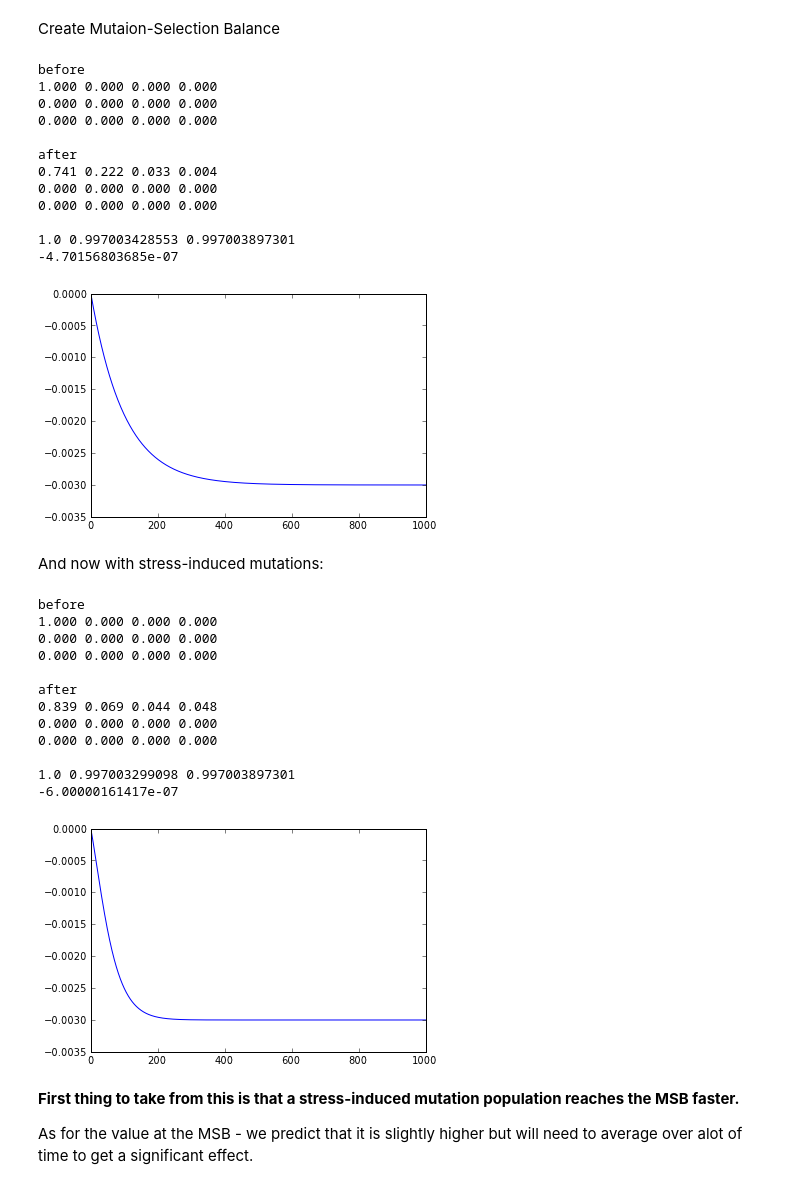
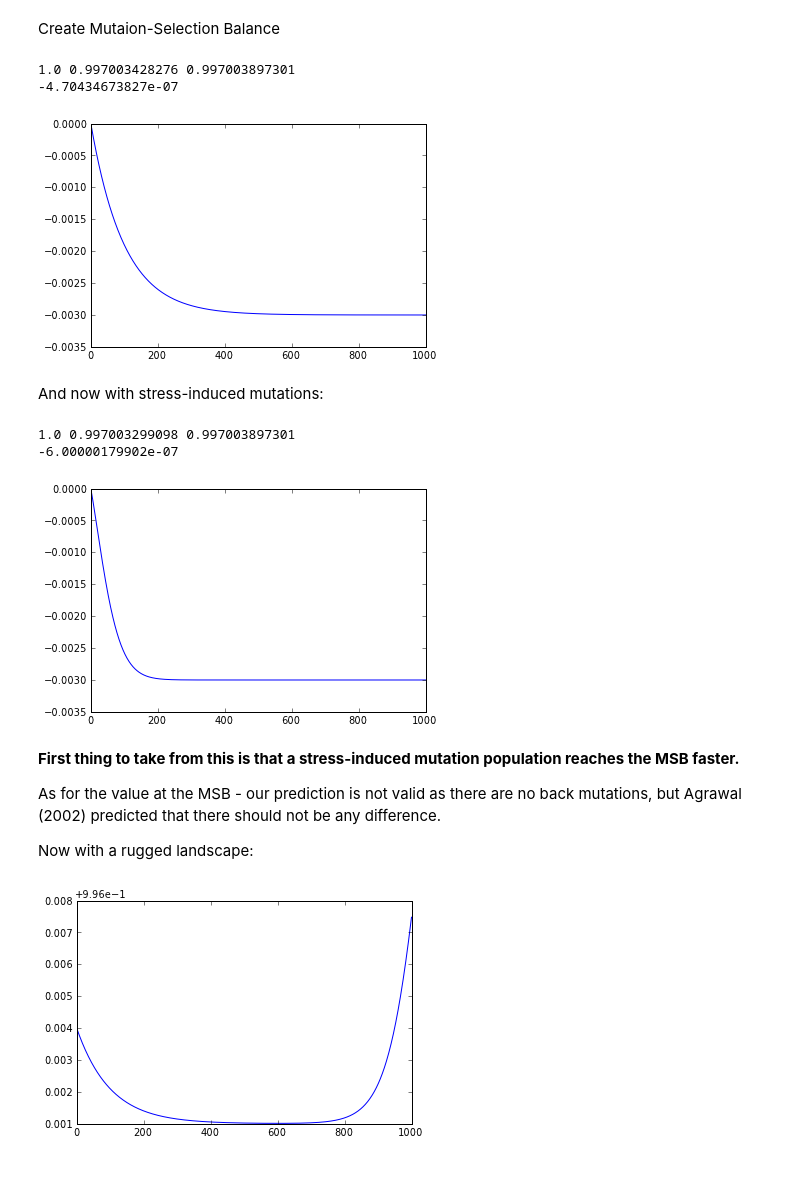
Before and after one commit to yoavram/ruggedsim, a Jupyter notebook: stochastic/ruggedsim new model.ipynb, the cells around one changed output. Drawn from its saved outputs; the diff is of its cells as text; code cells hidden in the pictures.

```diff
--- a/stochastic/ruggedsim new model.ipynb
+++ b/stochastic/ruggedsim new model.ipynb
@@ -11,7 +11,7 @@ H = 2
 pi = 0
 tau = 10
 pop_size = 1e6
-cutoff = 4
+cutoff = 50
 # %% [markdown]
 ### General
 # %%
@@ -44,7 +44,7 @@ The population matrix $p_{i,j}$ stands for the frequency of individuals of strai
 def mutation_free_population(strains, cutoff):
     p = array([ [0] * cutoff for _ in range(strains) ], dtype=np.float64)
     p[0,0] = 1
-    assert p.sum() == 1
+    assert np.allclose(p.sum(), 1)
     return p
 p = mutation_free_population(3, cutoff)
 mprint(p)
@@ -56,7 +56,7 @@ mprint(p)
 def uniform_population(strains, cutoff):
     x = 1.0 / (strains * cutoff)
     p =  ones((strains, cutoff), dtype=np.float64) * x
-    assert p.sum() == 1
+    assert np.allclose(p.sum(), 1)
     return p
 mprint(uniform_population(3, cutoff))
 type(uniform_population(3, cutoff)[0,0])
@@ -304,29 +309,14 @@ mutation_rates = mutation_rates_matrix(U,pi,tau,w)
 Mm = big_mutation_matrix(mutation_rates, 3, small_background_mutation_matrix)
 Mu = big_mutation_matrix((mutation_rates * beta).transpose(), cutoff, small_strain_mutation_matrix)
 
-print "before"
-mprint(p)
-print
 p,W = loop(p,w,Mm,Mu,1000)
 plot(log(W));
-print "after"
-mprint(p)
-print
+
 print W[0],W[-1],e**(-(1+beta)*U)
 print (W[-1] - e**(-(1+beta)*U))/e**(-(1+beta)*U)
 # %% [output]
-before
-1.000 0.000 0.000 0.000
-0.000 0.000 0.000 0.000
-0.000 0.000 0.000 0.000
-
-after
-0.741 0.222 0.033 0.004
-0.000 0.000 0.000 0.000
-0.000 0.000 0.000 0.000
-
-1.0 0.997003428553 0.997003897301
--4.70156803685e-07
+1.0 0.997003428276 0.997003897301
+-4.70434673827e-07
 [figure]
 # %% [markdown]
 And now with stress-induced mutations:
@@ -334,37 +324,36 @@ And now with stress-induced mutations:
 p = mutation_free_population(3, cutoff)
 w = smooth_fitness(s, H, 3, cutoff)
 
-pi,tau = 1,10
+pi,tau = 1,100
 mutation_rates = mutation_rates_matrix(U,pi,tau,w)
 Mm = big_mutation_matrix(mutation_rates, 3, small_background_mutation_matrix)
 Mu = big_mutation_matrix((mutation_rates * beta).transpose(), cutoff, small_strain_mutation_matrix)
 
-W = [mean_fitness(p,w)]
-print "before"
-mprint(p)
-print
 p,W = loop(p,w,Mm,Mu,1000)
 plot(log(W));
-print "after"
-mprint(p)
-print
+
 print W[0],W[-1],e**(-(1+beta)*U)
 print (W[-1] - e**(-(1+beta)*U))/e**(-(1+beta)*U)
 # %% [output]
-before
-1.000 0.000 0.000 0.000
-0.000 0.000 0.000 0.000
-0.000 0.000 0.000 0.000
-
-after
-0.839 0.069 0.044 0.048
-0.000 0.000 0.000 0.000
-0.000 0.000 0.000 0.000
-
 1.0 0.997003299098 0.997003897301
--6.00000161417e-07
+-6.00000179902e-07
 [figure]
 # %% [markdown]
 **First thing to take from this is that a stress-induced mutation population reaches the MSB faster.**
 
-As for the value at the MSB - we predict that it is slightly higher but will need to average over alot of time to get a significant effect.
+As for the value at the MSB - our prediction is not valid as there are no back mutations, but Agrawal (2002) predicted that there should not be any difference.
+
+Now with a rugged landscape:
+# %%
+p = mutation_free_population(3, cutoff)
+w = rugged_fitness(s, H, 3, cutoff)
+
+pi,tau = 0,1
+mutation_rates = mutation_rates_matrix(U,pi,tau,w)
+Mm = big_mutation_matrix(mutation_rates, 3, small_background_mutation_matrix)
+Mu = big_mutation_matrix((mutation_rates * beta).transpose(), cutoff, small_strain_mutation_matrix)
+
+p,W = loop(p,w,Mm,Mu,1000)
+plot(W);
+# %% [output]
+[figure, added]
```
Also changed, not shown: parts of 25 cells of this notebook.
